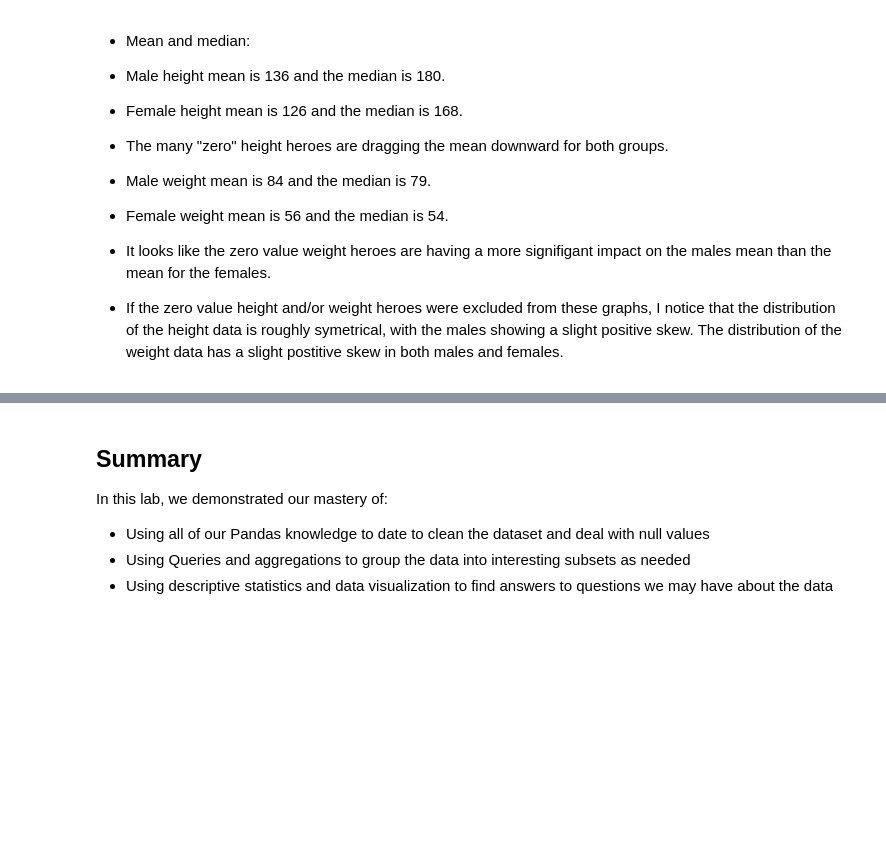
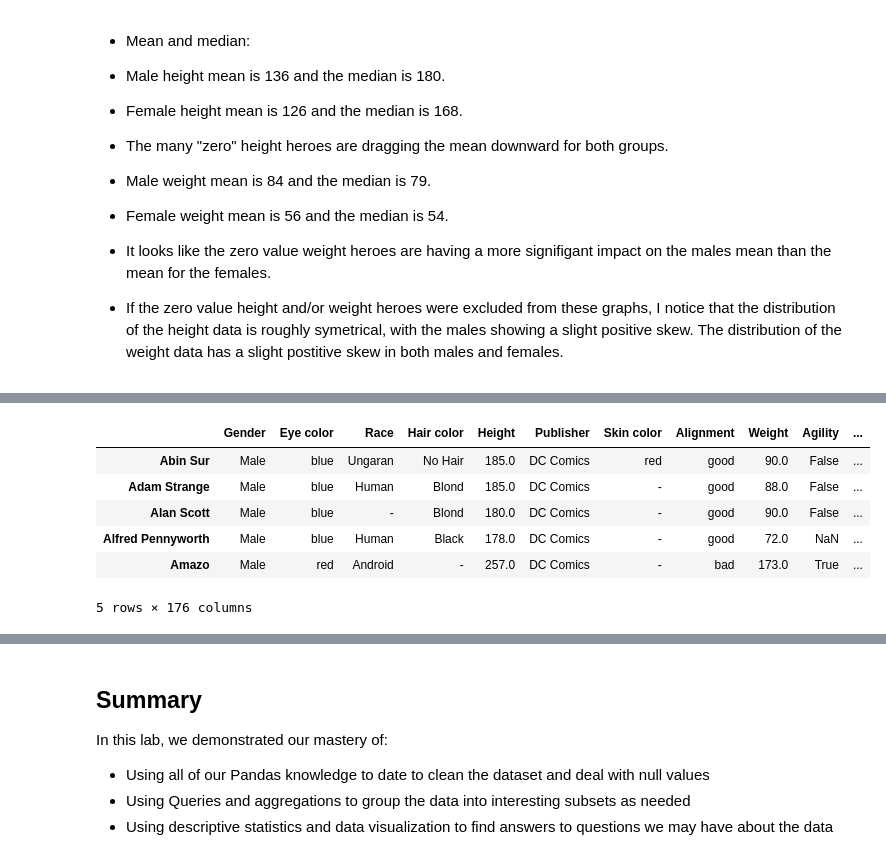
Before and after one commit to giorosati/dsc-1-04-13-project-data-cleaning-online-ds-ft-100118, a Jupyter notebook: index.ipynb, the cells around one changed output, grey strips where cells are left out. Drawn from its saved outputs; the diff is of its cells as text; code cells hidden in the pictures; blank space fills up the shorter version.

```diff
--- a/index.ipynb
+++ b/index.ipynb
@@ -491,0 +551,11 @@ powers2
+# %%
+dc = hp[hp.Publisher == 'DC Comics']
+dc.head(5)
+# %% [output]
+|  | Gender | Eye color | Race | Hair color | Height | Publisher | Skin color | Alignment | Weight | Agility | ... |
+| Abin Sur | Male | blue | Ungaran | No Hair | 185.0 | DC Comics | red | good | 90.0 | False | ... |
+| Adam Strange | Male | blue | Human | Blond | 185.0 | DC Comics | - | good | 88.0 | False | ... |
+| Alan Scott | Male | blue | - | Blond | 180.0 | DC Comics | - | good | 90.0 | False | ... |
+| Alfred Pennyworth | Male | blue | Human | Black | 178.0 | DC Comics | - | good | 72.0 | NaN | ... |
+| Amazo | Male | red | Android | - | 257.0 | DC Comics | - | bad | 173.0 | True | ... |
+5 rows × 176 columns
```
Also changed, not shown: parts of 13 cells of this notebook.
